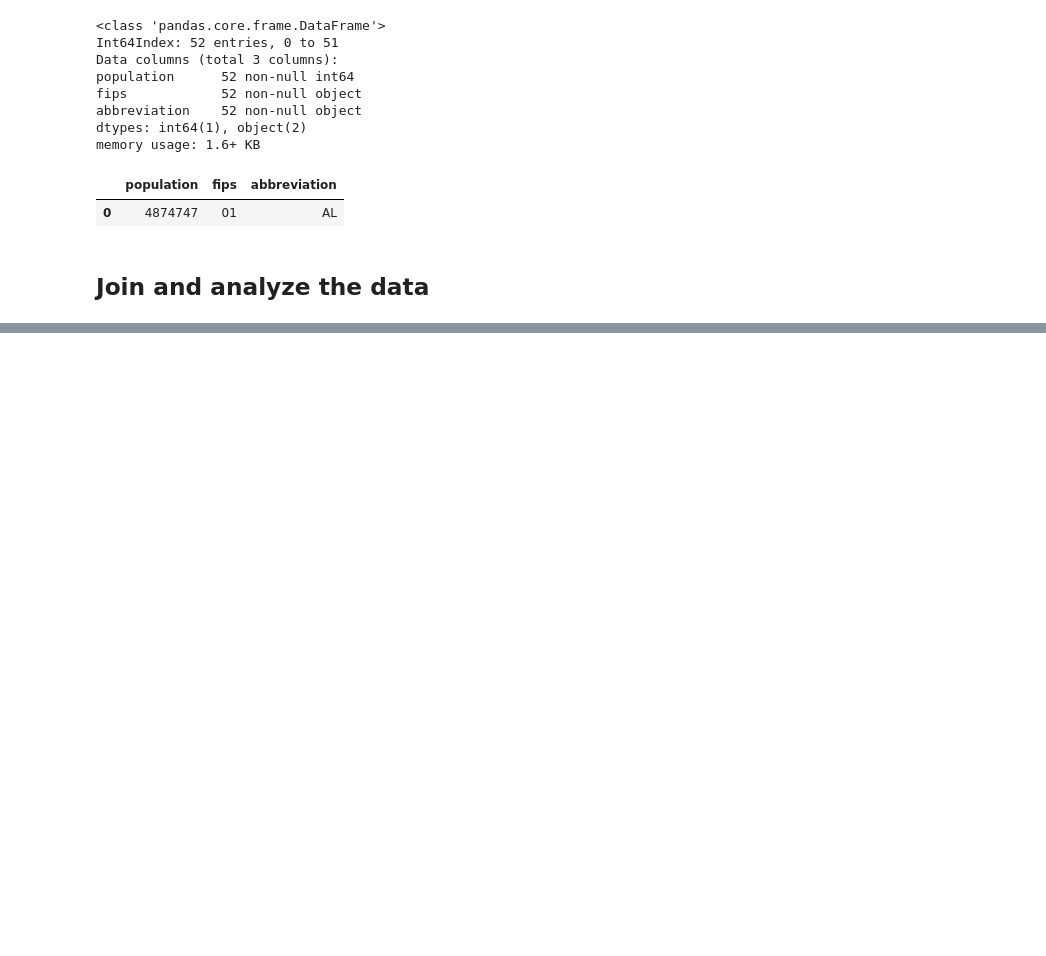
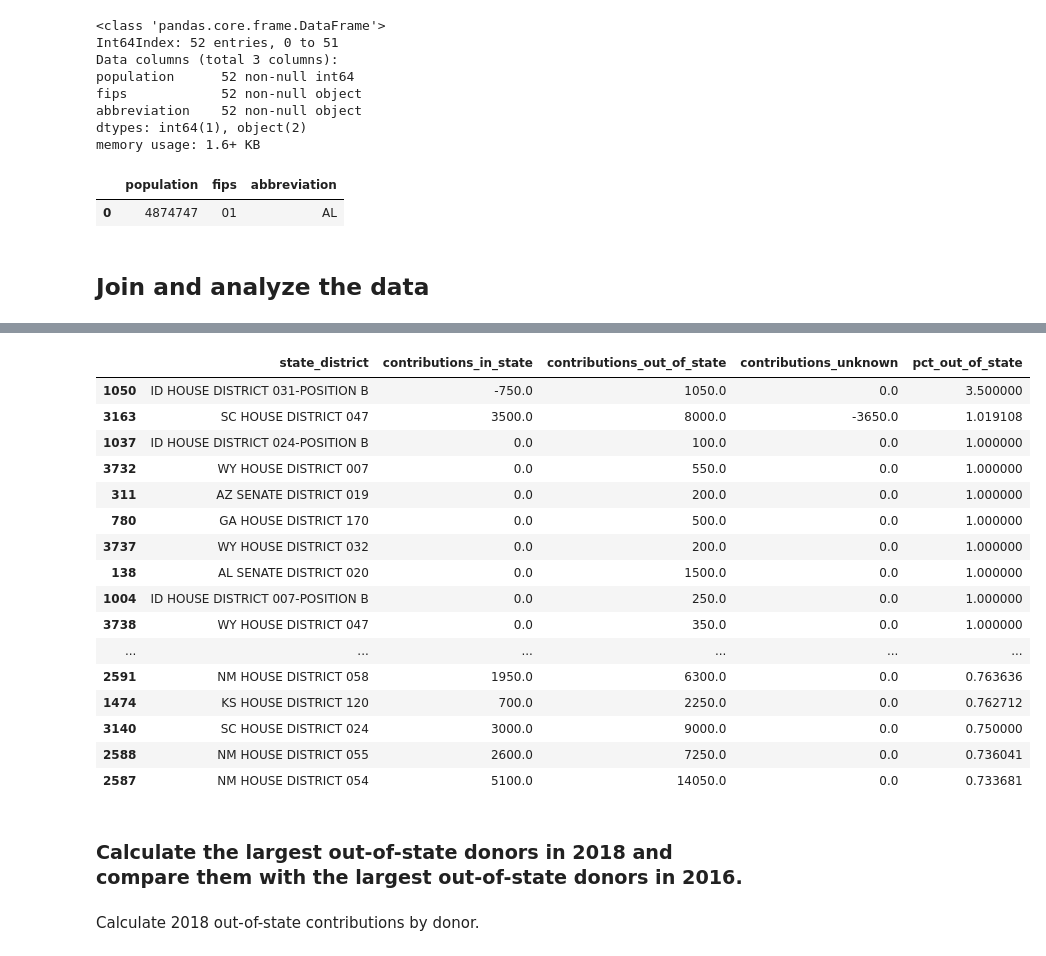
Before and after one commit to PublicI/out-of-state-contribs, a Jupyter notebook: out-of-state-contribs.ipynb, the cells around one changed output, grey strips where cells are left out. Drawn from its saved outputs; the diff is of its cells as text; code cells hidden in the pictures; blank space fills up the shorter version.

```diff
--- a/out-of-state-contribs.ipynb
+++ b/out-of-state-contribs.ipynb
@@ -144,0 +474,24 @@ population.head(1)
+# %%
+contribs_by_race_18.sort_values("pct_out_of_state", ascending=False).head(25)
+# %% [output]
+|  | state_district | contributions_in_state | contributions_out_of_state | contributions_unknown | pct_out_of_state |
+| 1050 | ID HOUSE DISTRICT 031-POSITION B | -750.0 | 1050.0 | 0.0 | 3.500000 |
+| 3163 | SC HOUSE DISTRICT 047 | 3500.0 | 8000.0 | -3650.0 | 1.019108 |
+| 1037 | ID HOUSE DISTRICT 024-POSITION B | 0.0 | 100.0 | 0.0 | 1.000000 |
+| 3732 | WY HOUSE DISTRICT 007 | 0.0 | 550.0 | 0.0 | 1.000000 |
+| 311 | AZ SENATE DISTRICT 019 | 0.0 | 200.0 | 0.0 | 1.000000 |
+| 780 | GA HOUSE DISTRICT 170 | 0.0 | 500.0 | 0.0 | 1.000000 |
+| 3737 | WY HOUSE DISTRICT 032 | 0.0 | 200.0 | 0.0 | 1.000000 |
+| 138 | AL SENATE DISTRICT 020 | 0.0 | 1500.0 | 0.0 | 1.000000 |
+| 1004 | ID HOUSE DISTRICT 007-POSITION B | 0.0 | 250.0 | 0.0 | 1.000000 |
+| 3738 | WY HOUSE DISTRICT 047 | 0.0 | 350.0 | 0.0 | 1.000000 |
+| ... | ... | ... | ... | ... | ... |
+| 2591 | NM HOUSE DISTRICT 058 | 1950.0 | 6300.0 | 0.0 | 0.763636 |
+| 1474 | KS HOUSE DISTRICT 120 | 700.0 | 2250.0 | 0.0 | 0.762712 |
+| 3140 | SC HOUSE DISTRICT 024 | 3000.0 | 9000.0 | 0.0 | 0.750000 |
+| 2588 | NM HOUSE DISTRICT 055 | 2600.0 | 7250.0 | 0.0 | 0.736041 |
+| 2587 | NM HOUSE DISTRICT 054 | 5100.0 | 14050.0 | 0.0 | 0.733681 |
+# %% [markdown]
+### Calculate the largest out-of-state donors in 2018 and compare them with the largest out-of-state donors in 2016.
+# %% [markdown]
+Calculate 2018 out-of-state contributions by donor.
```
Also changed, not shown: parts of 48 cells of this notebook.
